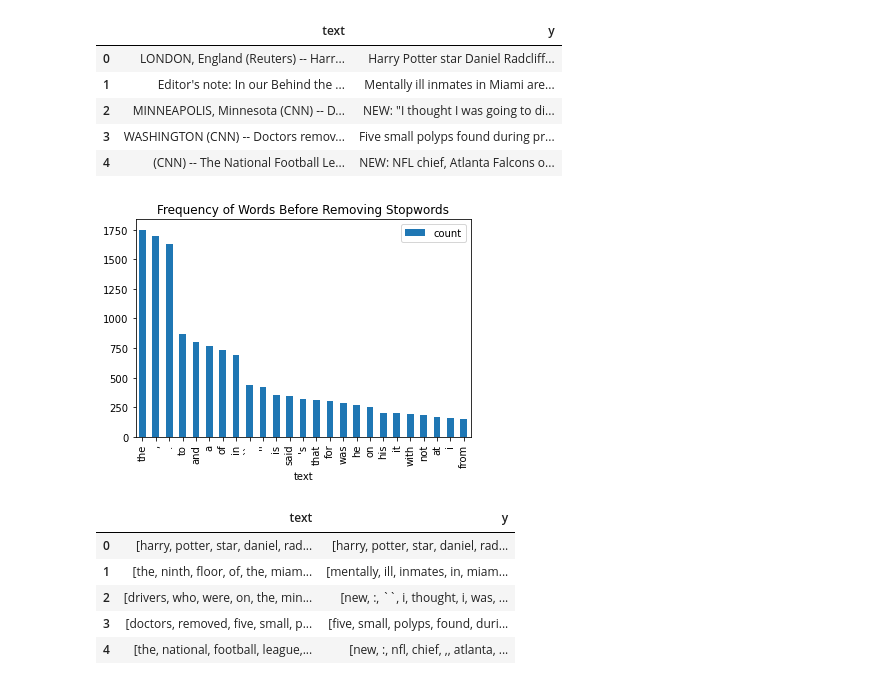
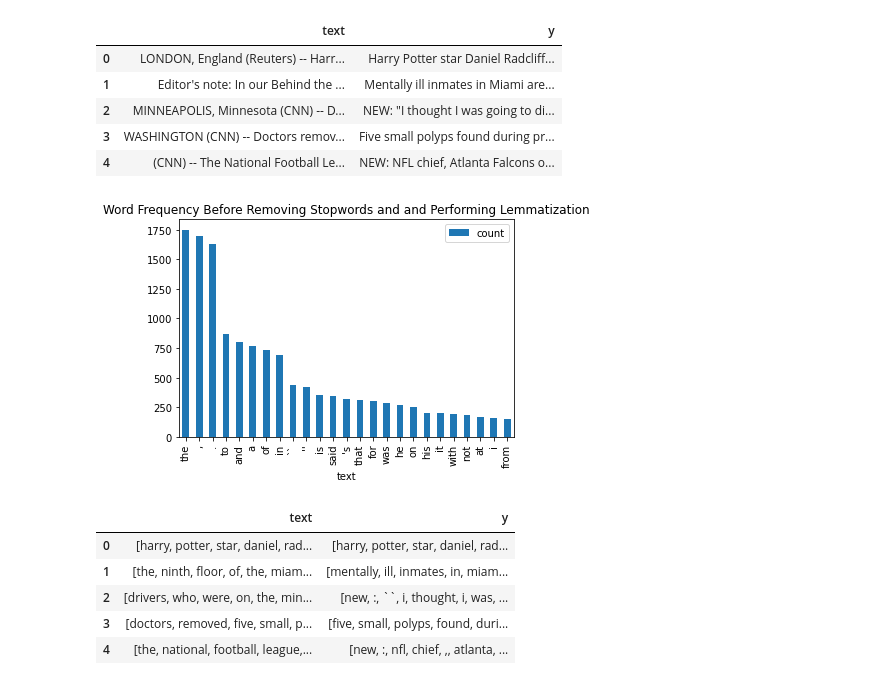
Before and after one commit to jma375/NLP-Text-Summarization, a Jupyter notebook: NLP-Text-Summarization.ipynb, the cells around one changed output. Drawn from its saved outputs; the diff is of its cells as text; code cells hidden in the pictures.

```diff
--- a/NLP-Text-Summarization.ipynb
+++ b/NLP-Text-Summarization.ipynb
@@ -100,12 +103,12 @@ subset.head()
 # %%
 #Plot word Freq before removing stopwords
 expand_contractions(subset)
 lower_case_text(subset)
 rvm_article_intro(subset)
 token(subset)
-wrd_freq_plot(subset,"Frequency of Words Before Removing Stopwords")
+wrd_freq_plot(subset,"Word Frequency Before Removing Stopwords and and Performing Lemmatization")
 # %% [output]
-[figure, old version]
+[figure, new version]
 # %%
 subset.head()
 # %% [output]
```
Also changed, not shown: parts of 2 cells of this notebook, 1 other file.
